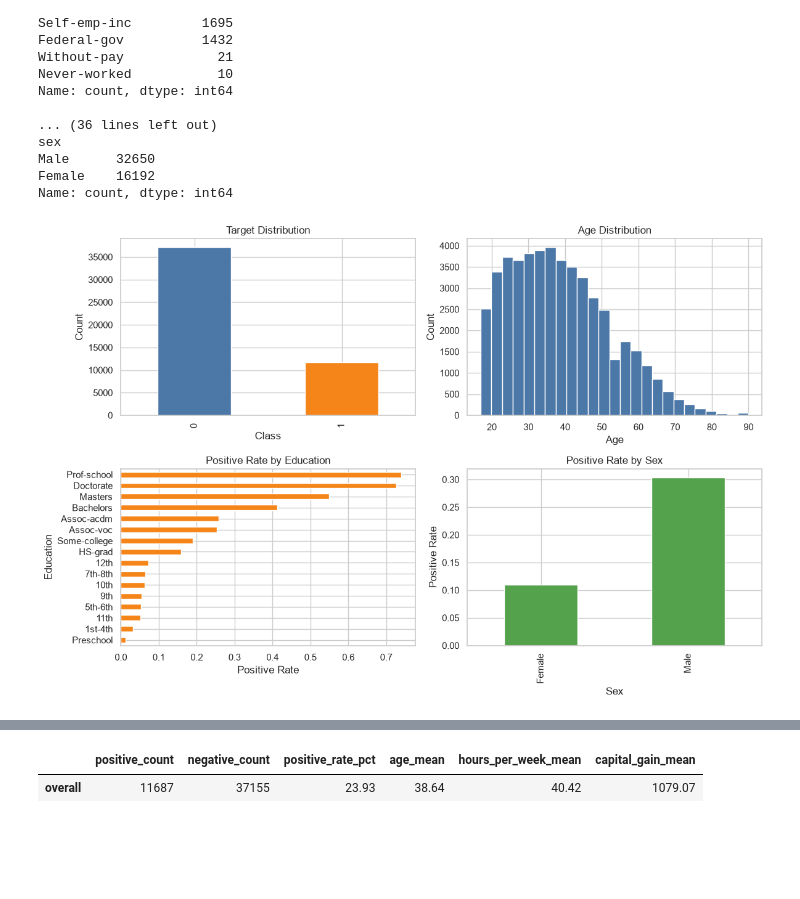
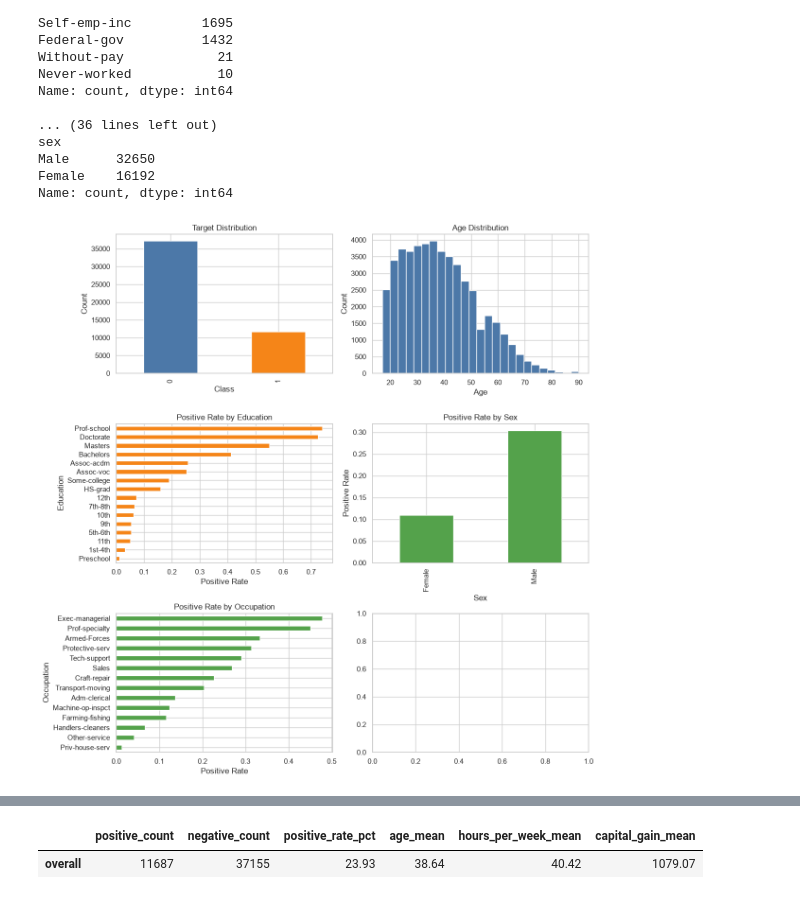
Before and after one commit to haro1047on-ctrl/Netixsol_Tasks, a Jupyter notebook: week4/Day1/adult_income_task_notebook.ipynb, the cells around one changed output, grey strips where cells are left out. Drawn from its saved outputs; the diff is of its cells as text; code cells hidden in the pictures; blank space fills up the shorter version.

```diff
--- a/week4/Day1/adult_income_task_notebook.ipynb
+++ b/week4/Day1/adult_income_task_notebook.ipynb
@@ -106,29 +106,34 @@ Male      32650
 Female    16192
 Name: count, dtype: int64
 # %%
-fig, axes = plt.subplots(2, 2, figsize=(12, 8))
+fig, axes = plt.subplots(3, 2, figsize=(12, 12))
 
 df["target"].value_counts().plot(kind="bar", ax=axes[0, 0], color=["#4C78A8", "#F58518"])
 axes[0, 0].set_title("Target Distribution")
 axes[0, 0].set_xlabel("Class")
 axes[0, 0].set_ylabel("Count")
 
 df["age"].plot(kind="hist", bins=25, ax=axes[0, 1], color="#4C78A8")
 axes[0, 1].set_title("Age Distribution")
 axes[0, 1].set_xlabel("Age")
 axes[0, 1].set_ylabel("Count")
 
 df.groupby("education")["target"].mean().sort_values().plot(kind="barh", ax=axes[1, 0], color="#F58518")
 axes[1, 0].set_title("Positive Rate by Education")
 axes[1, 0].set_xlabel("Positive Rate")
 axes[1, 0].set_ylabel("Education")
 
 df.groupby("sex")["target"].mean().plot(kind="bar", ax=axes[1, 1], color="#54A24B")
 axes[1, 1].set_title("Positive Rate by Sex")
 axes[1, 1].set_xlabel("Sex")
 axes[1, 1].set_ylabel("Positive Rate")
 
+df.groupby("occupation")["target"].mean().sort_values().plot(kind="barh", ax=axes[2, 0], color="#54A24B")
+axes[2, 0].set_title("Positive Rate by Occupation")
+axes[2, 0].set_xlabel("Positive Rate")
+axes[2, 0].set_ylabel("Occupation")
+
 plt.tight_layout()
 plt.show()
 # %% [output]
-[figure, old version]
+[figure, new version]
```
Also changed, not shown: parts of 2 cells of this notebook, 2 other files.
